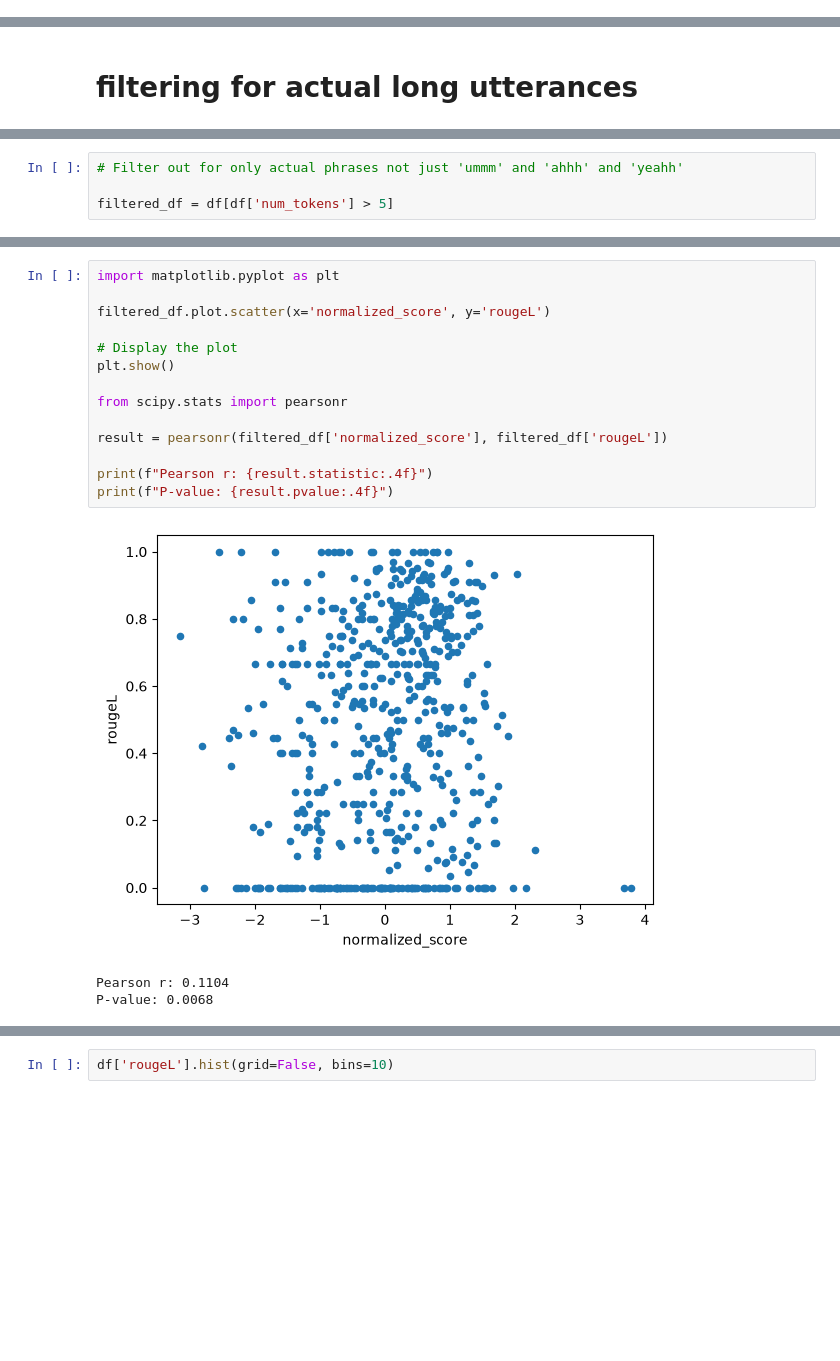
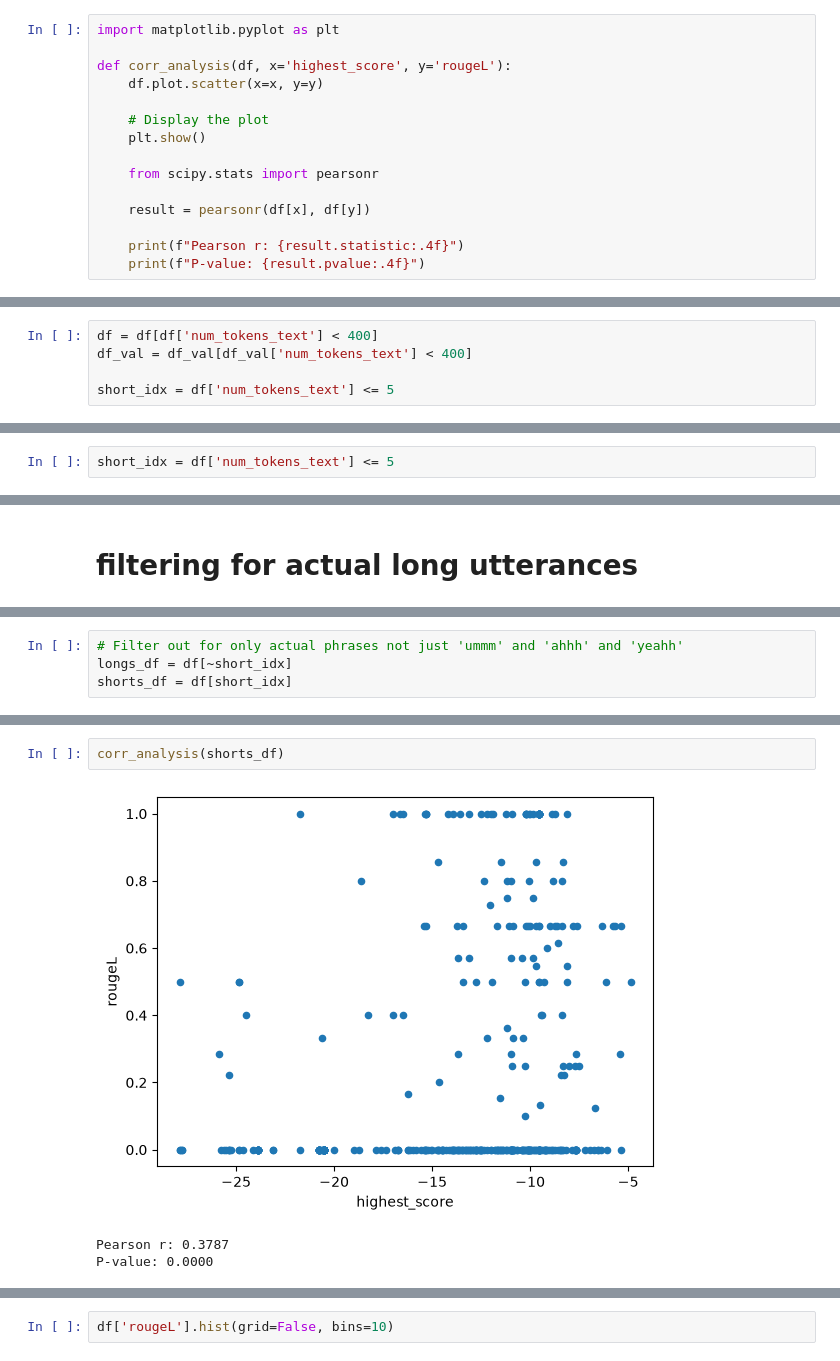
Before and after one commit to macmacmacmac/llm_asr_clarification, a Jupyter notebook: src/llm_asr_clarification/log_prob_beams_elbowplot.ipynb, the cells around one changed output, grey strips where cells are left out. Saved outputs shown, nothing was run; the diff lists cells and outputs as text; blank space fills up the shorter version.

```diff
--- a/src/llm_asr_clarification/log_prob_beams_elbowplot.ipynb
+++ b/src/llm_asr_clarification/log_prob_beams_elbowplot.ipynb
@@ -99,0 +134,15 @@ df.head()
+# %%
+import matplotlib.pyplot as plt
+
+def corr_analysis(df, x='highest_score', y='rougeL'):
+    df.plot.scatter(x=x, y=y)
+
+    # Display the plot
+    plt.show()
+
+    from scipy.stats import pearsonr
+
+    result = pearsonr(df[x], df[y])
+
+    print(f"Pearson r: {result.statistic:.4f}")
+    print(f"P-value: {result.pvalue:.4f}")
@@ -99,0 +155,5 @@ df.head()
+# %%
+df = df[df['num_tokens_text'] < 400]
+df_val = df_val[df_val['num_tokens_text'] < 400]
+
+short_idx = df['num_tokens_text'] <= 5
@@ -99,0 +236,2 @@ df.head()
+# %%
+short_idx = df['num_tokens_text'] <= 5
@@ -111,7 +369,7 @@ sum(df['num_tokens']>2)/len(df)
 # %%
 # Filter out for only actual phrases not just 'ummm' and 'ahhh' and 'yeahh'
-
-filtered_df = df[df['num_tokens'] > 5]
+longs_df = df[~short_idx]
+shorts_df = df[short_idx]
 # %%
 # min_score = min(df['highest_score'])
 # range_score = max(df['highest_score']) - min_score
@@ -144,19 +391,7 @@ Pearson r: 0.4782
 P-value: 0.0000
 # %%
-import matplotlib.pyplot as plt
-
-filtered_df.plot.scatter(x='normalized_score', y='rougeL')
-
-# Display the plot
-plt.show()
-
-from scipy.stats import pearsonr
-
-result = pearsonr(filtered_df['normalized_score'], filtered_df['rougeL'])
-
-print(f"Pearson r: {result.statistic:.4f}")
-print(f"P-value: {result.pvalue:.4f}")
+corr_analysis(shorts_df)
 # %% [output]
-[figure, old version]
+[figure, new version]
-Pearson r: 0.1104
-P-value: 0.0068
+Pearson r: 0.3787
+P-value: 0.0000
```
Also changed, not shown: parts of 52 cells of this notebook.
